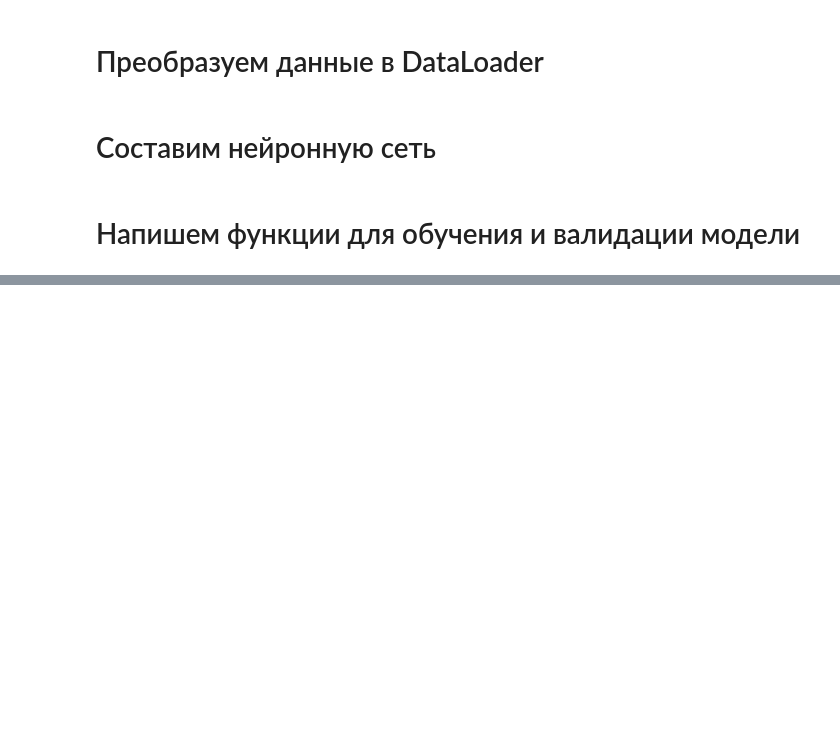
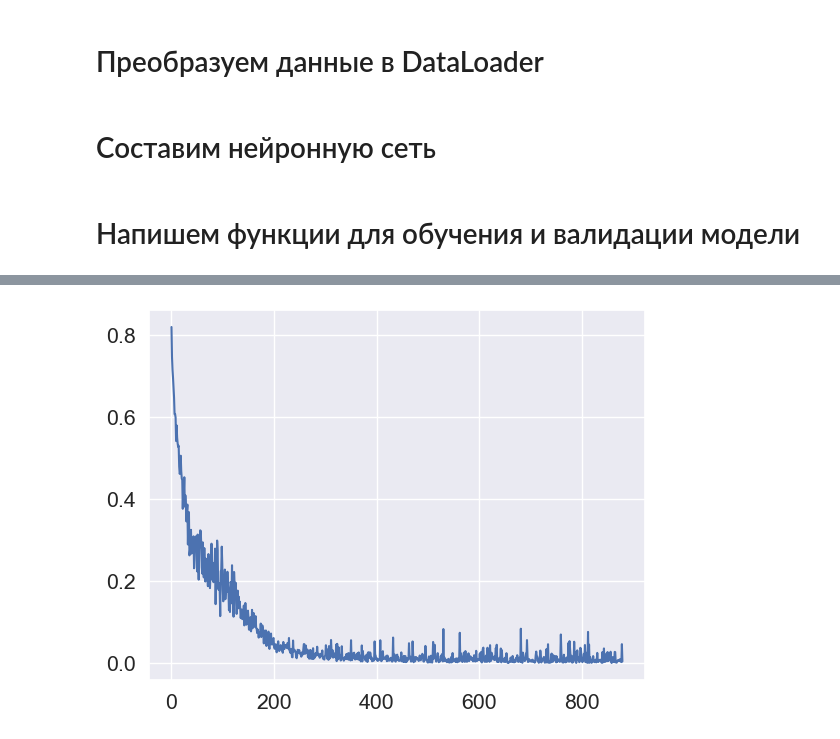
Before and after one commit to VlaskisM/moon_dataset_net, a Jupyter notebook: moon_dataset_net.ipynb, the cells around one changed output, grey strips where cells are left out. Saved outputs shown, nothing was run; the diff lists cells and outputs as text; code cells hidden in the pictures; blank space fills up the shorter version.

Commit message:
Дописаны функции train и validation

```diff
--- a/moon_dataset_net.ipynb
+++ b/moon_dataset_net.ipynb
@@ -98,6 +100,7 @@ class Net_moon(nn.Module):
 # %%
 model = Net_moon()
 loss = nn.CrossEntropyLoss()
+optimizer = torch.optim.Adam(model.parameters(), lr=0.01)
 # %% [markdown]
 # Напишем функции для обучения и валидации модели
 # %%
@@ -124,0 +133,41 @@ def train_model(model, num_epochs, train_dataloaders, optimizer, loss_func):
+# %%
+def val_model(model, test_dataloaders, optimizer, loss_func):
+
+
+    accuracy = 0
+    number_elements = 0
+
+    model.eval()
+
+    for X_batch, y_batch in tqdm(test_dataloaders):
+
+        with torch.no_grad():
+            outp = model(X_batch)
+            y_pred = torch.argmax(outp, dim=1)
+
+        accuracy += sum(y_batch == y_pred).item()
+
+        number_elements += len(X_batch)
+
+    return accuracy/number_elements
+# %%
+def general_def_train(max_epoch, model, dataloader, optimizer, loss_func):
+
+    loss = []
+
+    for epoch in range(max_epoch):
+
+        accuracy_train , loss_train = train_model(model=model, train_dataloaders=dataloader["train"], optimizer=optimizer, loss_func=loss_func)
+
+        print(accuracy_train)
+        loss+=loss_train
+
+        accuracy_test = val_model(model=model, test_dataloaders=dataloader["test"], optimizer=optimizer, loss_func=loss_func)
+        print(accuracy_test)
+        print("\n")
+
+    return loss
+# %%
+max_epoch = 10
+
+loss_list  = general_def_train(model=model, max_epoch=max_epoch, dataloader=dataloader, optimizer=optimizer, loss_func=loss)
@@ -124,0 +188,5 @@ def train_model(model, num_epochs, train_dataloaders, optimizer, loss_func):
+# %%
+plt.plot(loss_list)
+plt.show()
+# %% [output]
+[figure, added]
```
Also changed, not shown: parts of 8 cells of this notebook.
